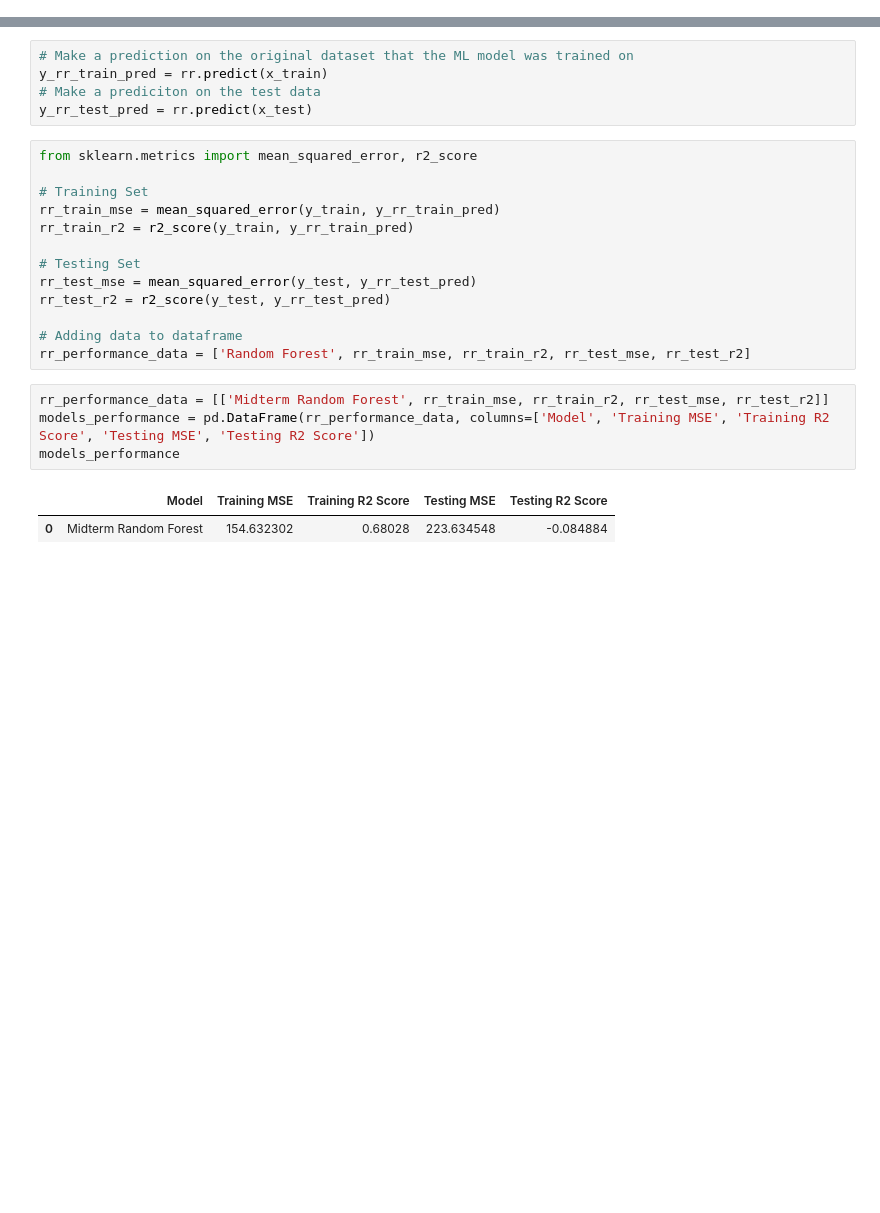
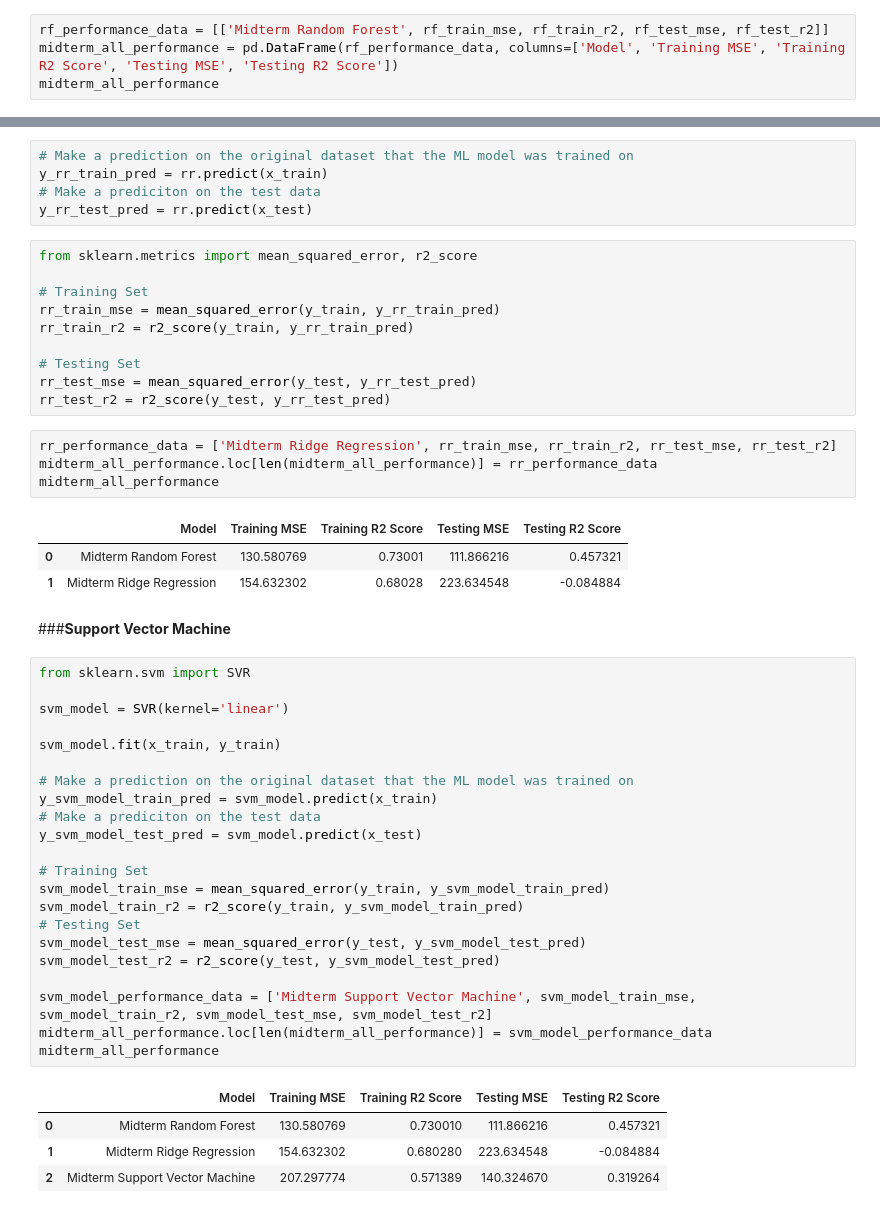
Before and after one commit to talamo13/Student-Success-Dashboard, a Jupyter notebook: Grade_Prediction_ML.ipynb, the cells around one changed output, grey strips where cells are left out. Drawn from its saved outputs; the diff is of its cells as text; blank space fills up the shorter version.

```diff
--- a/Grade_Prediction_ML.ipynb
+++ b/Grade_Prediction_ML.ipynb
@@ -258,0 +152,4 @@ rf_performance_data = ['Random Forest', rf_train_mse, rf_train_r2, rf_test_mse,
+# %%
+rf_performance_data = [['Midterm Random Forest', rf_train_mse, rf_train_r2, rf_test_mse, rf_test_r2]]
+midterm_all_performance = pd.DataFrame(rf_performance_data, columns=['Model', 'Training MSE', 'Training R2 Score', 'Testing MSE', 'Testing R2 Score'])
+midterm_all_performance
@@ -282,13 +188,40 @@ rr_train_r2 = r2_score(y_train, y_rr_train_pred)
 # Testing Set
 rr_test_mse = mean_squared_error(y_test, y_rr_test_pred)
 rr_test_r2 = r2_score(y_test, y_rr_test_pred)
-
-# Adding data to dataframe
-rr_performance_data = ['Random Forest', rr_train_mse, rr_train_r2, rr_test_mse, rr_test_r2]
-# %%
-rr_performance_data = [['Midterm Random Forest', rr_train_mse, rr_train_r2, rr_test_mse, rr_test_r2]]
-models_performance = pd.DataFrame(rr_performance_data, columns=['Model', 'Training MSE', 'Training R2 Score', 'Testing MSE', 'Testing R2 Score'])
-models_performance
-# %% [output]
-|  | Model | Training MSE | Training R2 Score | Testing MSE | Testing R2 Score |
-| 0 | Midterm Random Forest | 154.632302 | 0.68028 | 223.634548 | -0.084884 |
+# %%
+rr_performance_data = ['Midterm Ridge Regression', rr_train_mse, rr_train_r2, rr_test_mse, rr_test_r2]
+midterm_all_performance.loc[len(midterm_all_performance)] = rr_performance_data
+midterm_all_performance
+# %% [output]
+|  | Model | Training MSE | Training R2 Score | Testing MSE | Testing R2 Score |
+| 0 | Midterm Random Forest | 130.580769 | 0.73001 | 111.866216 | 0.457321 |
+| 1 | Midterm Ridge Regression | 154.632302 | 0.68028 | 223.634548 | -0.084884 |
+# %% [markdown]
+###**Support Vector Machine**
+# %%
+from sklearn.svm import SVR
+
+svm_model = SVR(kernel='linear')
+
+svm_model.fit(x_train, y_train)
+
+# Make a prediction on the original dataset that the ML model was trained on
+y_svm_model_train_pred = svm_model.predict(x_train)
+# Make a prediciton on the test data
+y_svm_model_test_pred = svm_model.predict(x_test)
+
+# Training Set
+svm_model_train_mse = mean_squared_error(y_train, y_svm_model_train_pred)
+svm_model_train_r2 = r2_score(y_train, y_svm_model_train_pred)
+# Testing Set
+svm_model_test_mse = mean_squared_error(y_test, y_svm_model_test_pred)
+svm_model_test_r2 = r2_score(y_test, y_svm_model_test_pred)
+
+svm_model_performance_data = ['Midterm Support Vector Machine', svm_model_train_mse, svm_model_train_r2, svm_model_test_mse, svm_model_test_r2]
+midterm_all_performance.loc[len(midterm_all_performance)] = svm_model_performance_data
+midterm_all_performance
+# %% [output]
+|  | Model | Training MSE | Training R2 Score | Testing MSE | Testing R2 Score |
+| 0 | Midterm Random Forest | 130.580769 | 0.730010 | 111.866216 | 0.457321 |
+| 1 | Midterm Ridge Regression | 154.632302 | 0.680280 | 223.634548 | -0.084884 |
+| 2 | Midterm Support Vector Machine | 207.297774 | 0.571389 | 140.324670 | 0.319264 |
```
Also changed, not shown: parts of 65 cells of this notebook.
